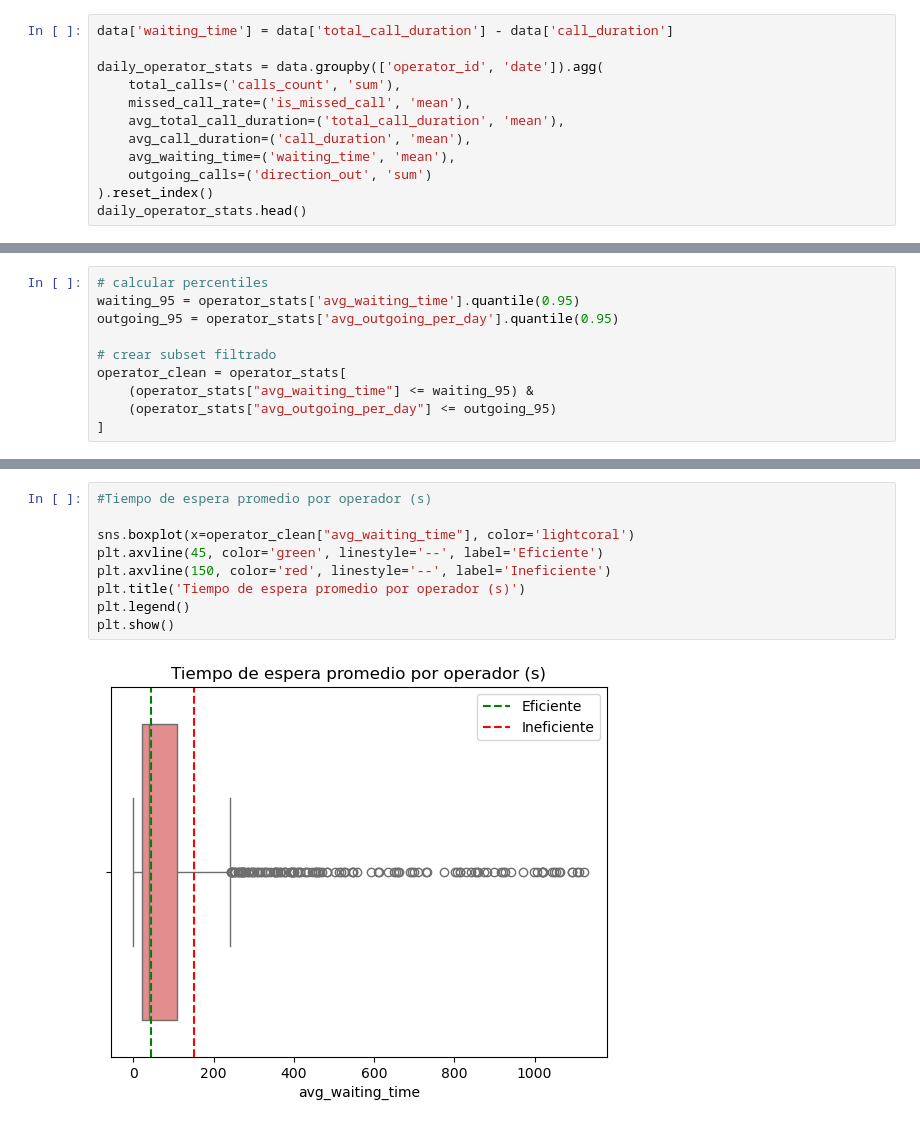
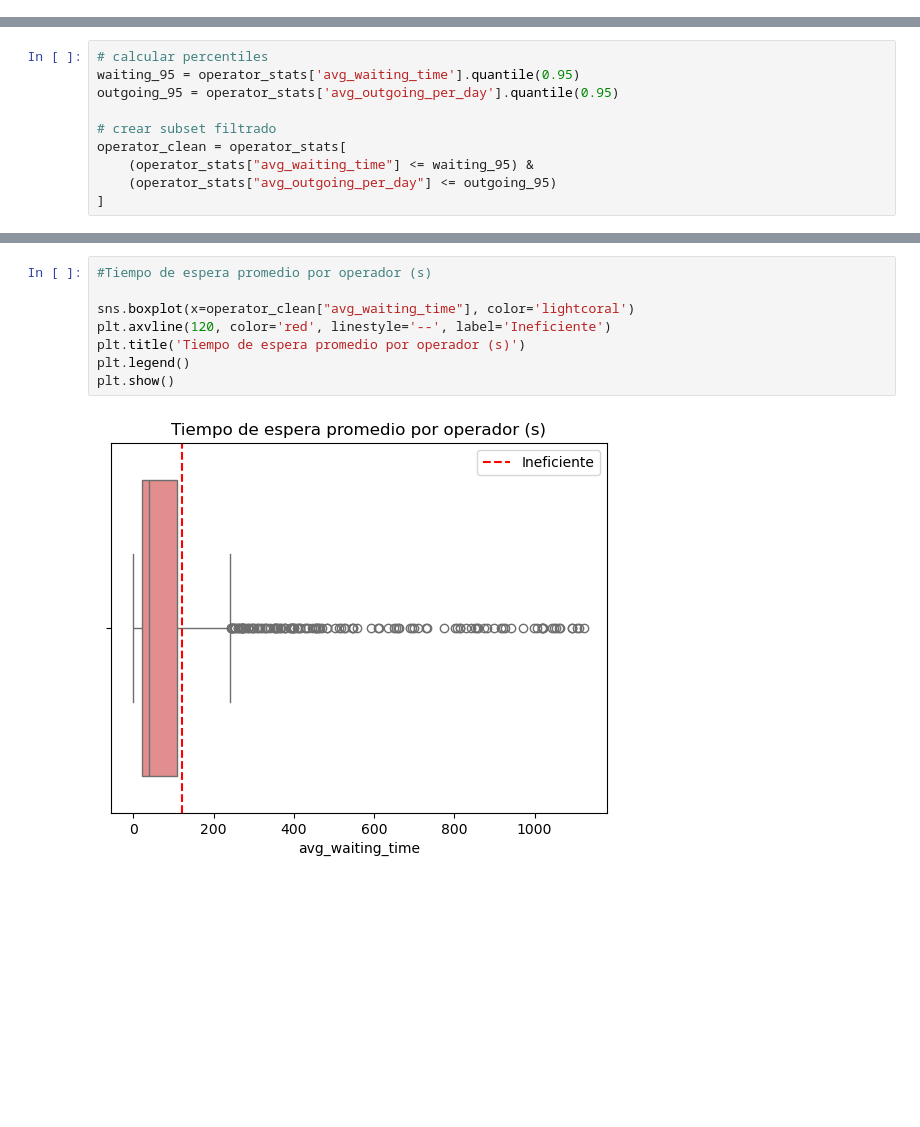
Before and after one commit to latostadorano/inefficient-operators-analysis, a Jupyter notebook: s14_telecom.ipynb, the cells around one changed output, grey strips where cells are left out. Cells and saved outputs as stored; diff of their text form; blank space fills up the shorter version.

```diff
--- a/s14_telecom.ipynb
+++ b/s14_telecom.ipynb
@@ -331,15 +331,3 @@ plt.show()
 [figure]
 # %% [markdown]
 ## Enriquecimiento de datos
-# %%
-data['waiting_time'] = data['total_call_duration'] - data['call_duration']
-
-daily_operator_stats = data.groupby(['operator_id', 'date']).agg(
-    total_calls=('calls_count', 'sum'),
-    missed_call_rate=('is_missed_call', 'mean'),
-    avg_total_call_duration=('total_call_duration', 'mean'),
-    avg_call_duration=('call_duration', 'mean'),
-    avg_waiting_time=('waiting_time', 'mean'),
-    outgoing_calls=('direction_out', 'sum')
-).reset_index()
-daily_operator_stats.head()
@@ -591,14 +585,13 @@ plt.show()
 # %%
 #Tiempo de espera promedio por operador (s)
 
 sns.boxplot(x=operator_clean["avg_waiting_time"], color='lightcoral')
-plt.axvline(45, color='green', linestyle='--', label='Eficiente')
-plt.axvline(150, color='red', linestyle='--', label='Ineficiente')
+plt.axvline(120, color='red', linestyle='--', label='Ineficiente')
 plt.title('Tiempo de espera promedio por operador (s)')
 plt.legend()
 plt.show()
 # %% [output]
-[figure, old version]
+[figure, new version]
 # %%
 # Promedio de llamadas salientes por día
 
```
Also changed, not shown: parts of 19 cells of this notebook.
